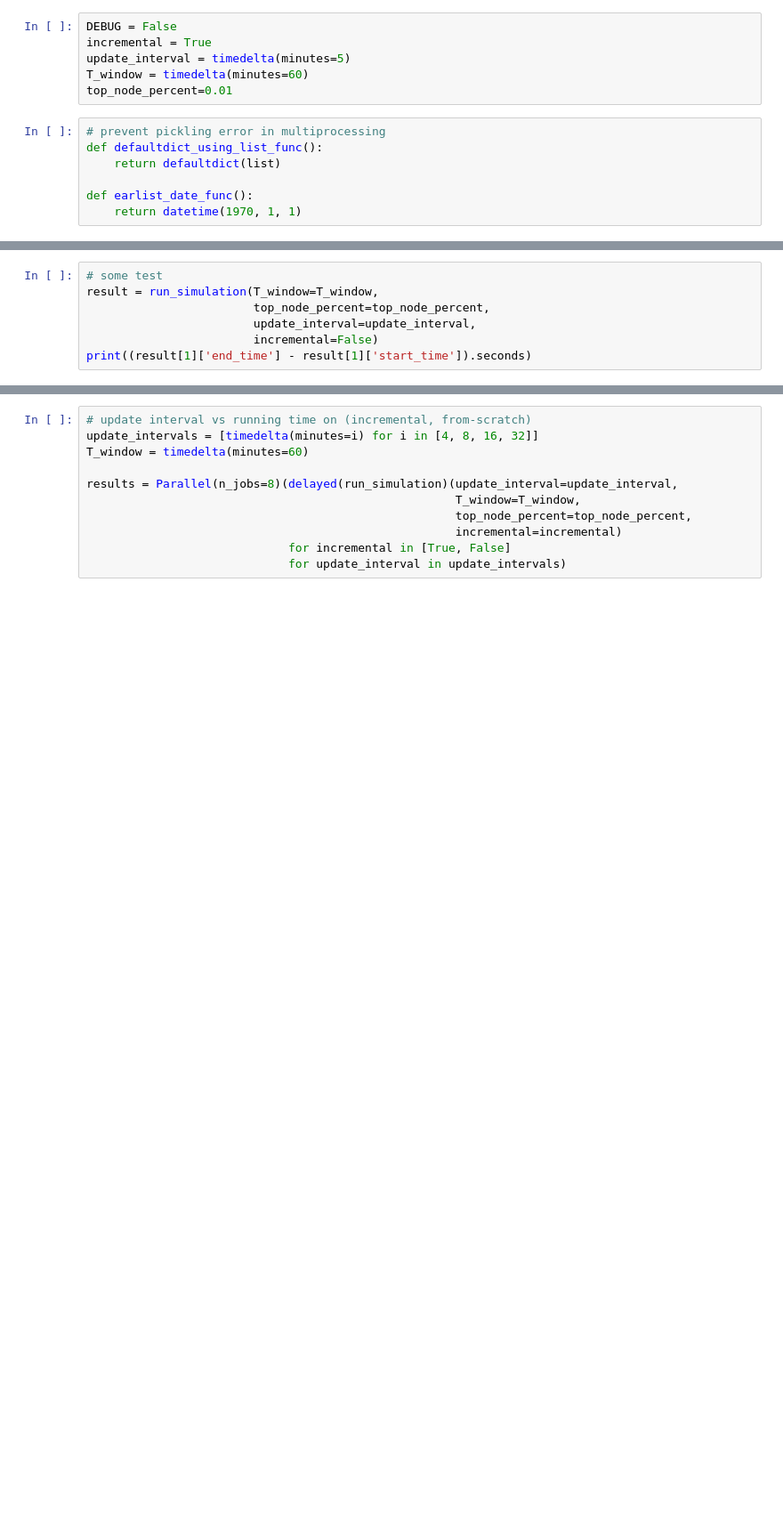
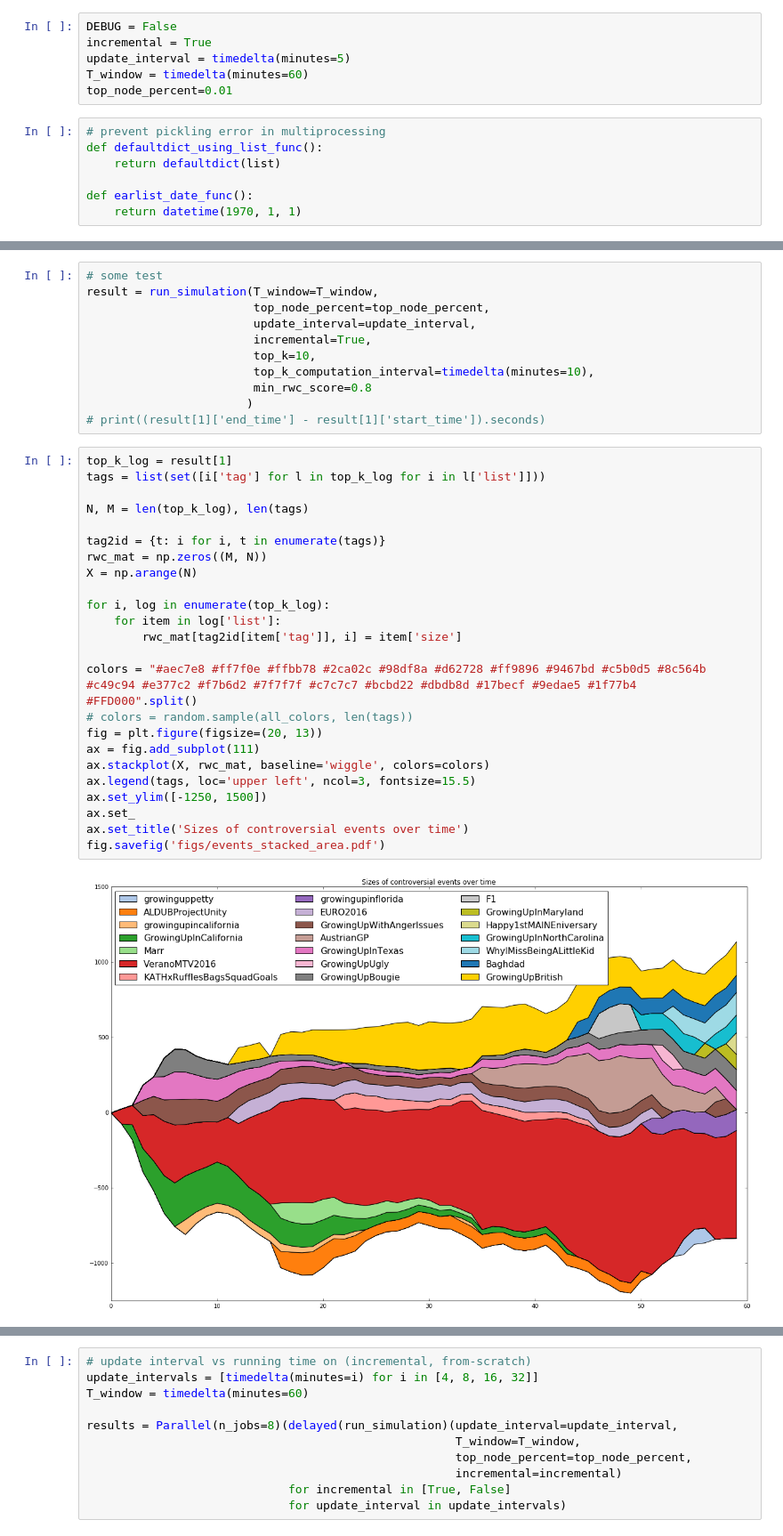
Before and after one commit to xiaohan2012/controversy_detection, a Jupyter notebook: simulation.ipynb, the cells around one changed output, grey strips where cells are left out. Shown at 89% size. Drawn from its saved outputs; the diff is of its cells as text; blank space fills up the shorter version.

Commit message:
update graph bug fixed; top-k controversial hashtag integration

```diff
--- a/simulation.ipynb
+++ b/simulation.ipynb
@@ -162,5 +224,35 @@ def run_simulation(update_interval, T_window, top_node_percent, incremental,
 result = run_simulation(T_window=T_window,
                         top_node_percent=top_node_percent,
                         update_interval=update_interval,
-                        incremental=False)
-print((result[1]['end_time'] - result[1]['start_time']).seconds)
+                        incremental=True,
+                        top_k=10,
+                        top_k_computation_interval=timedelta(minutes=10),
+                        min_rwc_score=0.8
+                       )
+# print((result[1]['end_time'] - result[1]['start_time']).seconds)
+# %%
+top_k_log = result[1]
+tags = list(set([i['tag'] for l in top_k_log for i in l['list']]))
+
+N, M = len(top_k_log), len(tags)
+
+tag2id = {t: i for i, t in enumerate(tags)}
+rwc_mat = np.zeros((M, N))
+X = np.arange(N)
+
+for i, log in enumerate(top_k_log):
+    for item in log['list']:
+        rwc_mat[tag2id[item['tag']], i] = item['size']
+
+colors = "#aec7e8 #ff7f0e #ffbb78 #2ca02c #98df8a #d62728 #ff9896 #9467bd #c5b0d5 #8c564b #c49c94 #e377c2 #f7b6d2 #7f7f7f #c7c7c7 #bcbd22 #dbdb8d #17becf #9edae5 #1f77b4 #FFD000".split()
+# colors = random.sample(all_colors, len(tags))
+fig = plt.figure(figsize=(20, 13))
+ax = fig.add_subplot(111)
+ax.stackplot(X, rwc_mat, baseline='wiggle', colors=colors)
+ax.legend(tags, loc='upper left', ncol=3, fontsize=15.5)
+ax.set_ylim([-1250, 1500])
+ax.set_
+ax.set_title('Sizes of controversial events over time')
+fig.savefig('figs/events_stacked_area.pdf')
+# %% [output]
+[figure, added]
```
Also changed, not shown: parts of 7 cells of this notebook, 5 other files.
